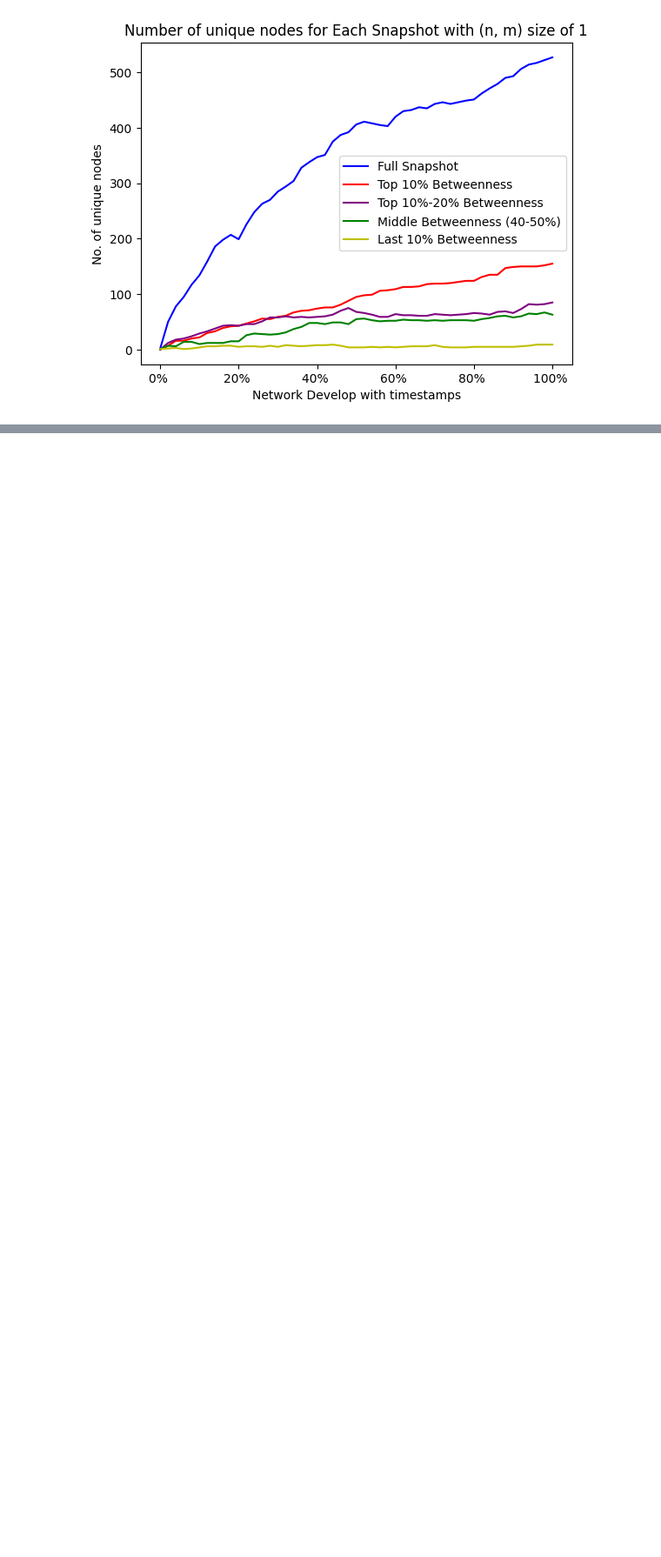
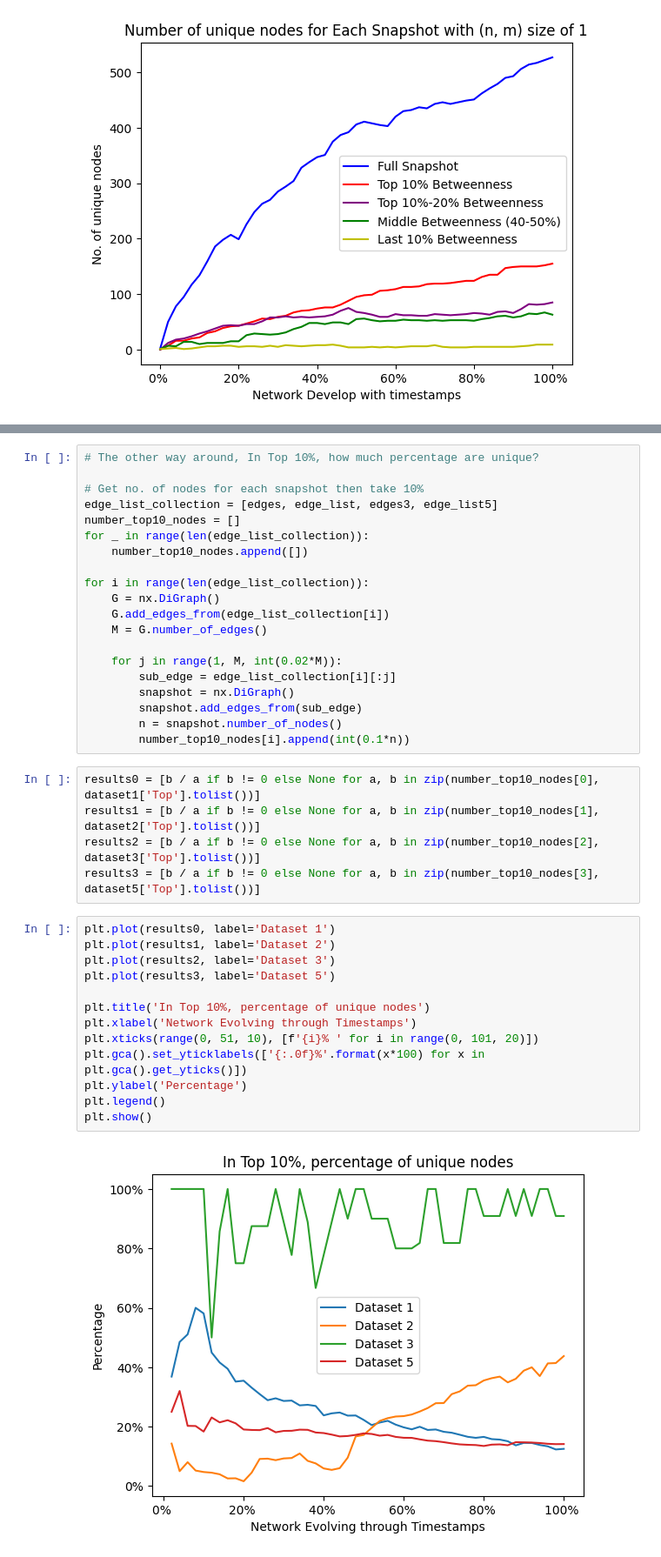
Before and after one commit to JaviAnton/tempo-network-anonymity, a Jupyter notebook: toydata.ipynb, the cells around one changed output, grey strips where cells are left out. Shown at 87% size. Cells and saved outputs as stored; diff of their text form; blank space fills up the shorter version.

```diff
--- a/toydata.ipynb
+++ b/toydata.ipynb
@@ -789,0 +836,40 @@ plot_uniquecentrality(count5, top5, mid5, last5, start5)
+# %%
+# The other way around, In Top 10%, how much percentage are unique?
+
+# Get no. of nodes for each snapshot then take 10%
+edge_list_collection = [edges, edge_list, edges3, edge_list5]
+number_top10_nodes = []
+for _ in range(len(edge_list_collection)):
+    number_top10_nodes.append([])
+
+for i in range(len(edge_list_collection)):
+    G = nx.DiGraph()
+    G.add_edges_from(edge_list_collection[i])
+    M = G.number_of_edges()
+
+    for j in range(1, M, int(0.02*M)):
+        sub_edge = edge_list_collection[i][:j]
+        snapshot = nx.DiGraph()
+        snapshot.add_edges_from(sub_edge)
+        n = snapshot.number_of_nodes()
+        number_top10_nodes[i].append(int(0.1*n))
+# %%
+results0 = [b / a if b != 0 else None for a, b in zip(number_top10_nodes[0], dataset1['Top'].tolist())]
+results1 = [b / a if b != 0 else None for a, b in zip(number_top10_nodes[1], dataset2['Top'].tolist())]
+results2 = [b / a if b != 0 else None for a, b in zip(number_top10_nodes[2], dataset3['Top'].tolist())]
+results3 = [b / a if b != 0 else None for a, b in zip(number_top10_nodes[3], dataset5['Top'].tolist())]
+# %%
+plt.plot(results0, label='Dataset 1')
+plt.plot(results1, label='Dataset 2')
+plt.plot(results2, label='Dataset 3')
+plt.plot(results3, label='Dataset 5')
+
+plt.title('In Top 10%, percentage of unique nodes')
+plt.xlabel('Network Evolving through Timestamps')
+plt.xticks(range(0, 51, 10), [f'{i}% ' for i in range(0, 101, 20)])
+plt.gca().set_yticklabels(['{:.0f}%'.format(x*100) for x in plt.gca().get_yticks()])
+plt.ylabel('Percentage')
+plt.legend()
+plt.show()
+# %% [output]
+[figure, added]
```
Also changed, not shown: parts of 6 cells of this notebook.
